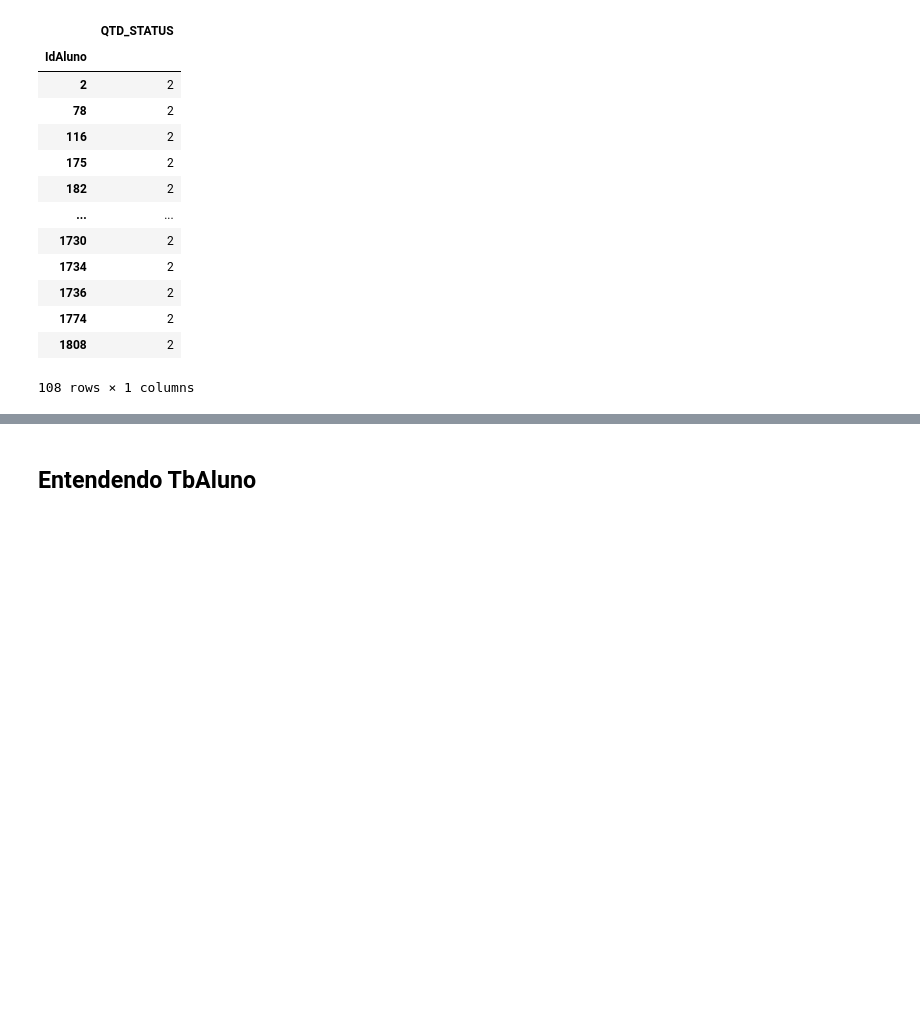
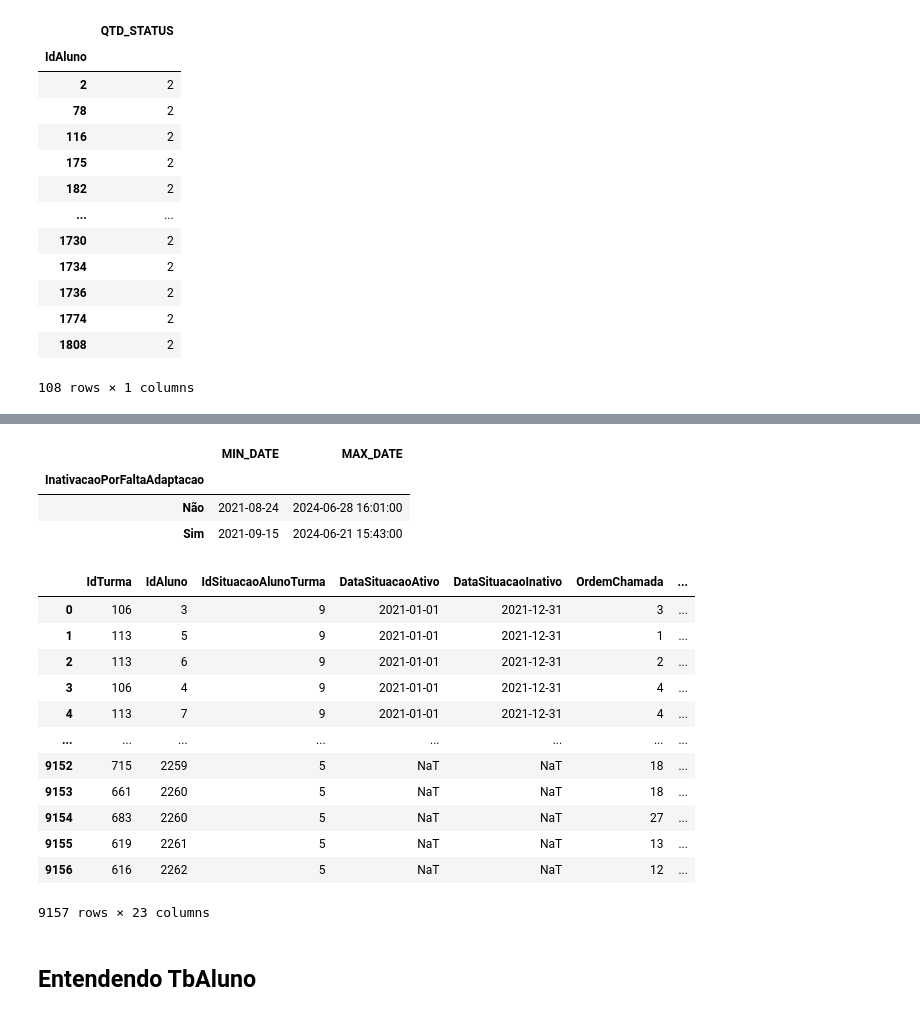
Before and after one commit to johnnathan862/pos-tech-datathon, a Jupyter notebook: exploratory.ipynb, the cells around one changed output, grey strips where cells are left out. Cells and saved outputs as stored; diff of their text form; code cells hidden in the pictures; blank space fills up the shorter version.

```diff
--- a/exploratory.ipynb
+++ b/exploratory.ipynb
@@ -17,6 +20,11 @@ def drop_unnamed_cols(df):
     columns_to_drop = df[cols_unnamed].dropna(axis=1, how='all').columns
 
     return df.drop(columns=columns_to_drop)
+
+
+
+def drop_null_cols(df):
+    return df.dropna(axis=1, how='all')
 
 
 
@@ -30,11 +38,13 @@ def read_all_tables(dirname):
             file_name = os.path.splitext(file_)[0]
             df = pd.read_csv(os.path.join(dirname, file_))
             df_cleanned = drop_unnamed_cols(df)
+            df_cleanned = drop_null_cols(df_cleanned)
             all_dfs[file_name] = df_cleanned
 
             print(file_)
 
     return all_dfs
+
 
 
 def print_keys_with_column(data_dict, column_name):
@@ -43,11 +53,13 @@ def print_keys_with_column(data_dict, column_name):
             print(key)
 
 
+
 def print_keys_with_column_like(data_dict, column_name_like):
     for key, df in data_dict.items():
         matching_columns = [col for col in df.columns if column_name_like in col]
         if matching_columns:
             print(key)
+
 
 
 def search_tables_use_column(ls_data_dict, type_search, column_name):
@@ -177,6 +218,11 @@ Name: IdTurma, dtype: float64
 # %%
 # A inativação é por turma ?
 TbAlunos['TbAlunoTurma']['InativacaoPorFaltaAdaptacao'] = np.where(TbAlunos['TbAlunoTurma']['IdMotivoInativacao'].isin(lst_motivos_inativacao_sem_adaptacao), 'Sim', 'Não')
+TbAlunos['TbAlunoTurma']['target'] = np.where(TbAlunos['TbAlunoTurma']['InativacaoPorFaltaAdaptacao'] == 'Sim', 1, 0)
+TbAlunos['TbAlunoTurma']['DataSituacaoAtivo'] = pd.to_datetime(TbAlunos['TbAlunoTurma']['DataSituacaoAtivo'])
+TbAlunos['TbAlunoTurma']['DataSituacaoInativo'] = pd.to_datetime(TbAlunos['TbAlunoTurma']['DataSituacaoInativo'])
+TbAlunos['TbAlunoTurma']['AnoMesInativo'] = TbAlunos['TbAlunoTurma']['DataSituacaoInativo'].dt.strftime('%Y%m')
+
 
 TbAlunos['TbAlunoTurma'][['IdAluno','InativacaoPorFaltaAdaptacao']].drop_duplicates().groupby('IdAluno').agg(
     QTD_STATUS=('InativacaoPorFaltaAdaptacao','nunique')
@@ -202,3 +263,27 @@ TbAlunos['TbAlunoTurma'].groupby('InativacaoPorFaltaAdaptacao')['IdAluno'].nuniq
+# %%
+# Data máxima e mínima para quem teve inativação
+TbAlunos['TbAlunoTurma'].groupby('InativacaoPorFaltaAdaptacao').agg(MIN_DATE=('DataSituacaoInativo','min'), MAX_DATE=('DataSituacaoInativo','max'))
+# %% [output]
+|  | MIN_DATE | MAX_DATE |
+| InativacaoPorFaltaAdaptacao |  |  |
+| Não | 2021-08-24 | 2024-06-28 16:01:00 |
+| Sim | 2021-09-15 | 2024-06-21 15:43:00 |
+# %%
+TbAlunos['TbAlunoTurma']
+# %% [output]
+|  | IdTurma | IdAluno | IdSituacaoAlunoTurma | DataSituacaoAtivo | DataSituacaoInativo | OrdemChamada | ... |
+| 0 | 106 | 3 | 9 | 2021-01-01 | 2021-12-31 | 3 | ... |
+| 1 | 113 | 5 | 9 | 2021-01-01 | 2021-12-31 | 1 | ... |
+| 2 | 113 | 6 | 9 | 2021-01-01 | 2021-12-31 | 2 | ... |
+| 3 | 106 | 4 | 9 | 2021-01-01 | 2021-12-31 | 4 | ... |
+| 4 | 113 | 7 | 9 | 2021-01-01 | 2021-12-31 | 4 | ... |
+| ... | ... | ... | ... | ... | ... | ... | ... |
+| 9152 | 715 | 2259 | 5 | NaT | NaT | 18 | ... |
+| 9153 | 661 | 2260 | 5 | NaT | NaT | 18 | ... |
+| 9154 | 683 | 2260 | 5 | NaT | NaT | 27 | ... |
+| 9155 | 619 | 2261 | 5 | NaT | NaT | 13 | ... |
+| 9156 | 616 | 2262 | 5 | NaT | NaT | 12 | ... |
+9157 rows × 23 columns
 # %% [markdown]
 ## Entendendo TbAluno
 # %%
```
Also changed, not shown: parts of 18 cells of this notebook.
